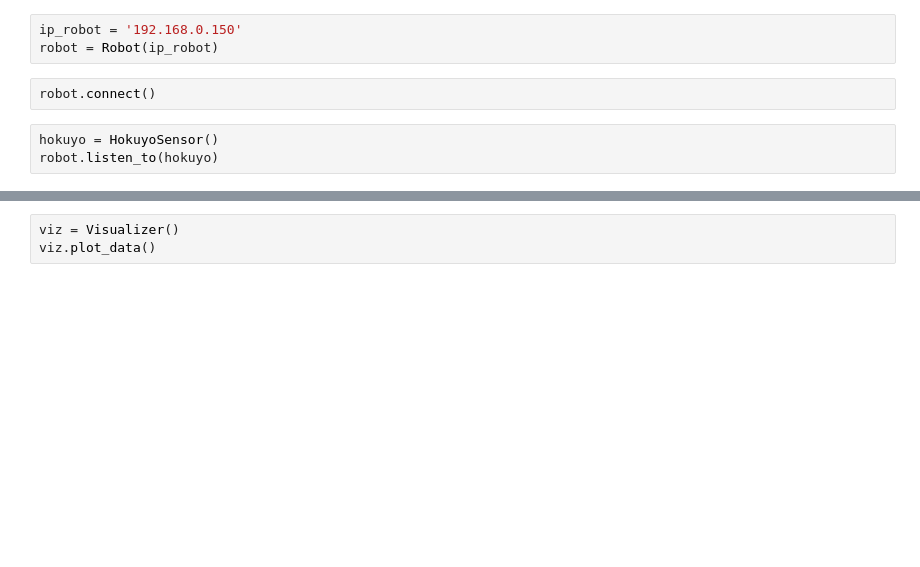
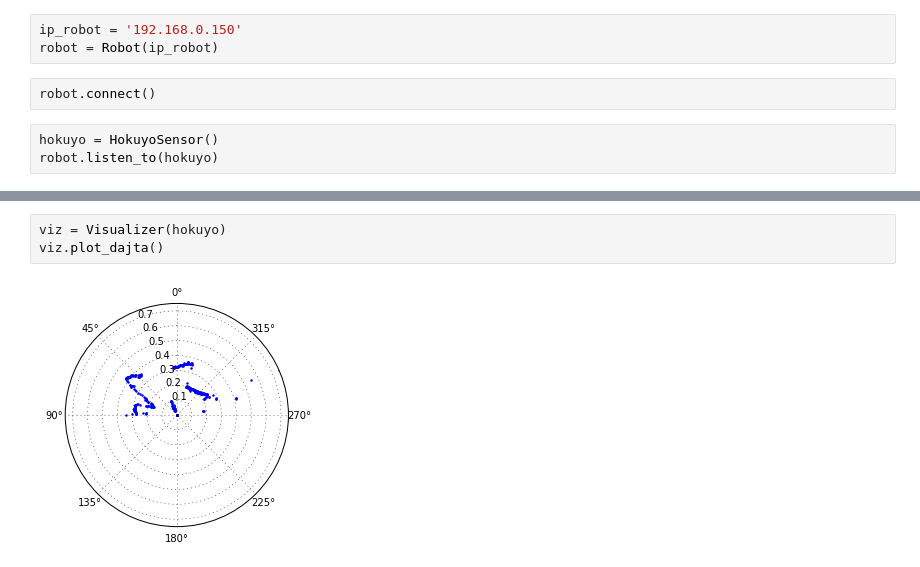
Before and after one commit to davidlandry93/glo4001, a Jupyter notebook: Lab d'essai.ipynb, the cells around one changed output, grey strips where cells are left out. Saved outputs shown, nothing was run; the diff lists cells and outputs as text; blank space fills up the shorter version.

Commit message:
Fix visualization

```diff
--- a/Lab d'essai.ipynb
+++ b/Lab d'essai.ipynb
@@ -35,5 +56,7 @@ hokuyo.peek_most_recent_data()
 # %%
-viz = Visualizer()
-viz.plot_data()
+viz = Visualizer(hokuyo)
+viz.plot_dajta()
+# %% [output]
+[figure, added]
 # %%
 viz.animate_sensor()
```
Also changed, not shown: parts of 3 cells of this notebook, 2 other files.
